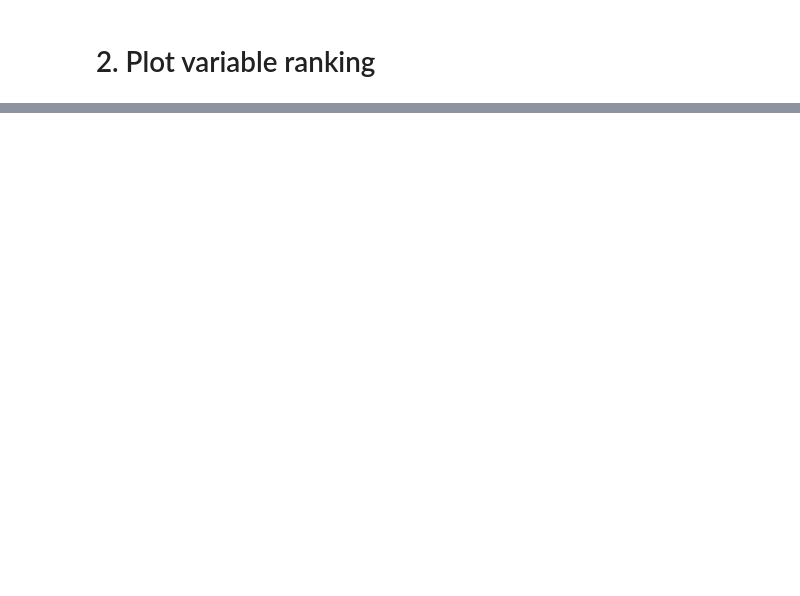
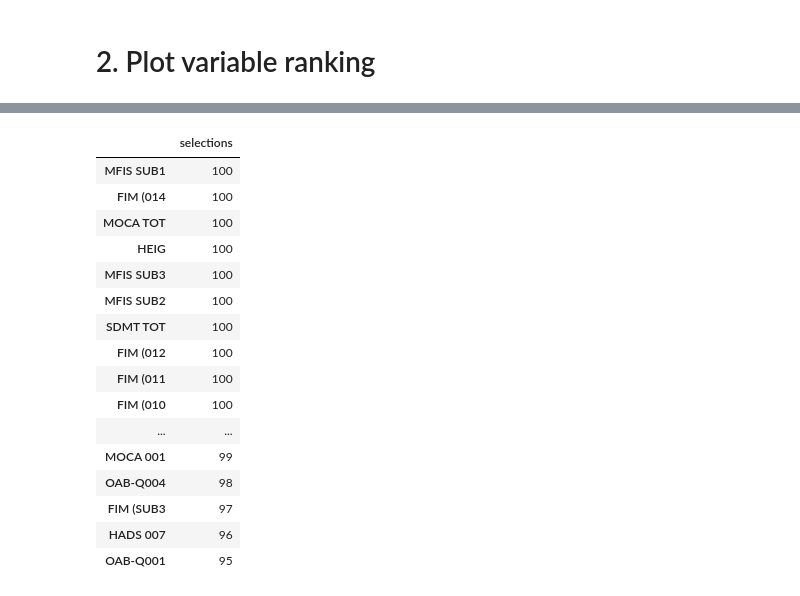
Before and after one commit to samuelefiorini/phdthesis, a Jupyter notebook: src/notebooks/chapter7/aism_ss_plots.ipynb, the cells around one changed output, grey strips where cells are left out. Saved outputs shown, nothing was run; the diff lists cells and outputs as text; code cells hidden in the pictures; blank space fills up the shorter version.

```diff
--- a/src/notebooks/chapter7/aism_ss_plots.ipynb
+++ b/src/notebooks/chapter7/aism_ss_plots.ipynb
@@ -134,0 +135,26 @@ for i, name in enumerate(names):
+# %%
+# Save signature csv
+name = 'random_forests'
+c = dict(Counter(flatten([c.tolist() for c in coefs[name]])))
+c = pd.DataFrame(data=c.values(), index=c.keys(), columns=['selections']).sort_values(by='selections', ascending=False)
+idx = np.where(c.values >= 95)[0] # threshold learned otpimizing on the test set, see aism_learning_f_best_cut
+c.iloc[idx].to_csv('random_forests_signature.csv')
+c.iloc[idx]
+# %% [output]
+|  | selections |
+| MFIS SUB1 | 100 |
+| FIM (014 | 100 |
+| MOCA TOT | 100 |
+| HEIG | 100 |
+| MFIS SUB3 | 100 |
+| MFIS SUB2 | 100 |
+| SDMT TOT | 100 |
+| FIM (012 | 100 |
+| FIM (011 | 100 |
+| FIM (010 | 100 |
+| ... | ... |
+| MOCA 001 | 99 |
+| OAB-Q004 | 98 |
+| FIM (SUB3 | 97 |
+| HADS 007 | 96 |
+| OAB-Q001 | 95 |
```
Also changed, not shown: parts of 2 cells of this notebook, 11 other files.
